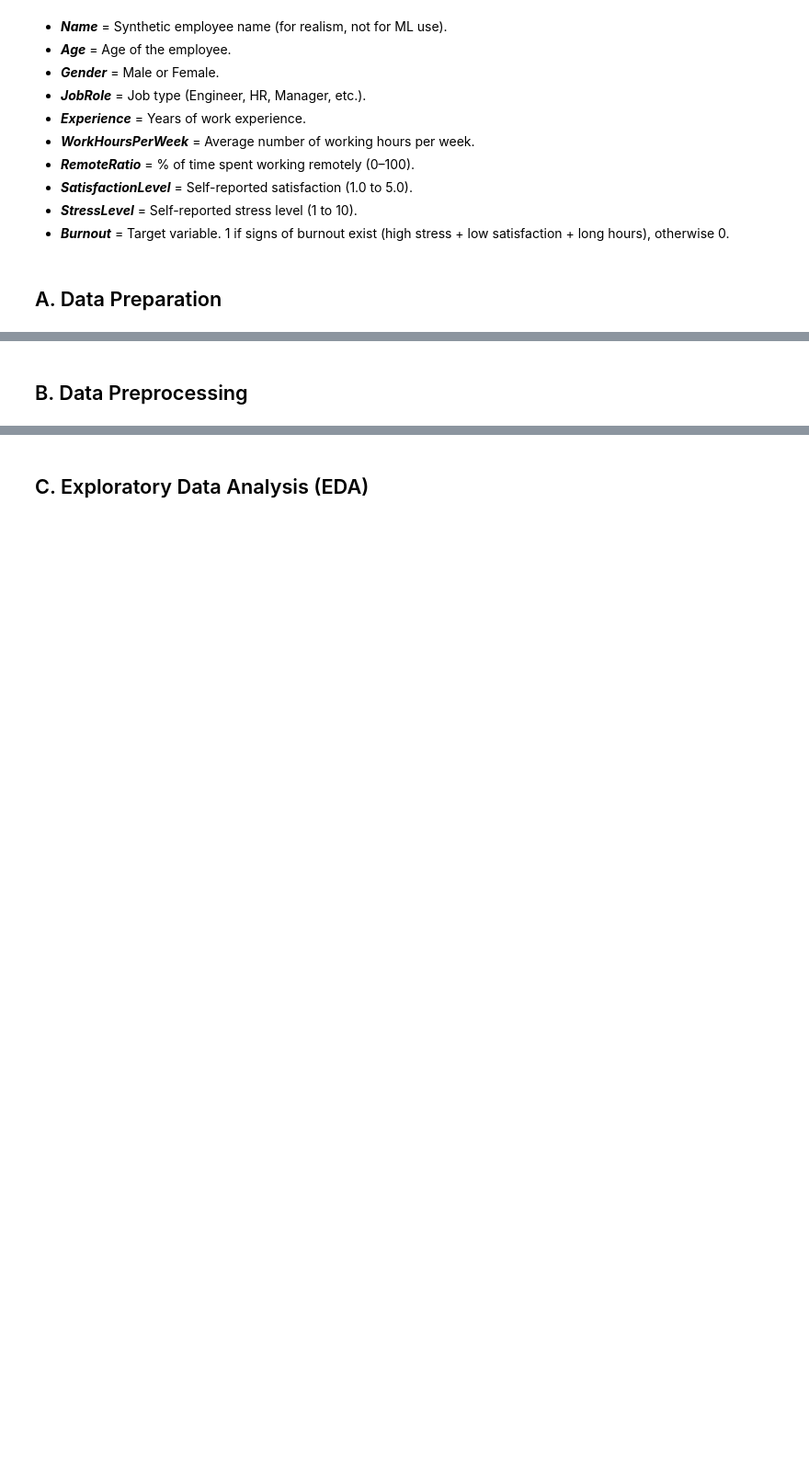
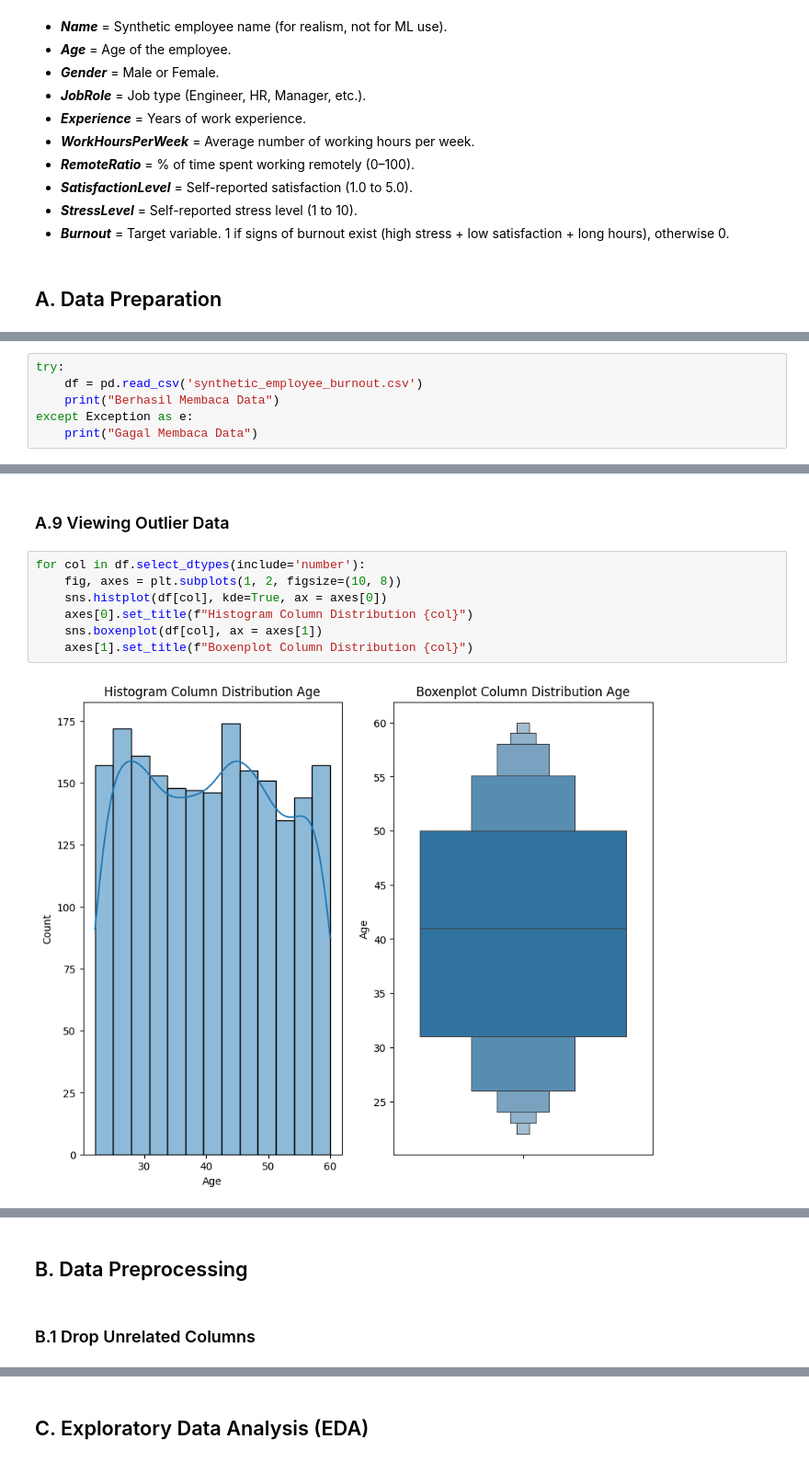
Before and after one commit to HablSank/1Day-1Dataset_MachineLearningProject, a Jupyter notebook: Day-16/Support Vector Machine (HR Burnout)/synthetic_employee_burnout.ipynb, the cells around one changed output, grey strips where cells are left out. Shown at 92% size. Cells and saved outputs as stored; diff of their text form; blank space fills up the shorter version.

Commit message:
Day - 16 (Support Vector Machine) Data Preprocessing Done

```diff
--- a/Day-16/Support Vector Machine (HR Burnout)/synthetic_employee_burnout.ipynb
+++ b/Day-16/Support Vector Machine (HR Burnout)/synthetic_employee_burnout.ipynb
@@ -23,0 +33,6 @@ create a machine learning model that can predict whether an Employee/HR is exper
+# %%
+try:
+    df = pd.read_csv('synthetic_employee_burnout.csv')
+    print("Berhasil Membaca Data")
+except Exception as e:
+    print("Gagal Membaca Data")
@@ -23,0 +124,11 @@ create a machine learning model that can predict whether an Employee/HR is exper
+# %% [markdown]
+### A.9 Viewing Outlier Data
+# %%
+for col in df.select_dtypes(include='number'):
+    fig, axes = plt.subplots(1, 2, figsize=(10, 8))
+    sns.histplot(df[col], kde=True, ax = axes[0])
+    axes[0].set_title(f"Histogram Column Distribution {col}")
+    sns.boxenplot(df[col], ax = axes[1])
+    axes[1].set_title(f"Boxenplot Column Distribution {col}")
+# %% [output]
+[figure, added]
@@ -24,2 +141,4 @@ create a machine learning model that can predict whether an Employee/HR is exper
 # %% [markdown]
 ## B. Data Preprocessing
+# %% [markdown]
+### B.1 Drop Unrelated Columns
```
Also changed, not shown: parts of 33 cells of this notebook.
